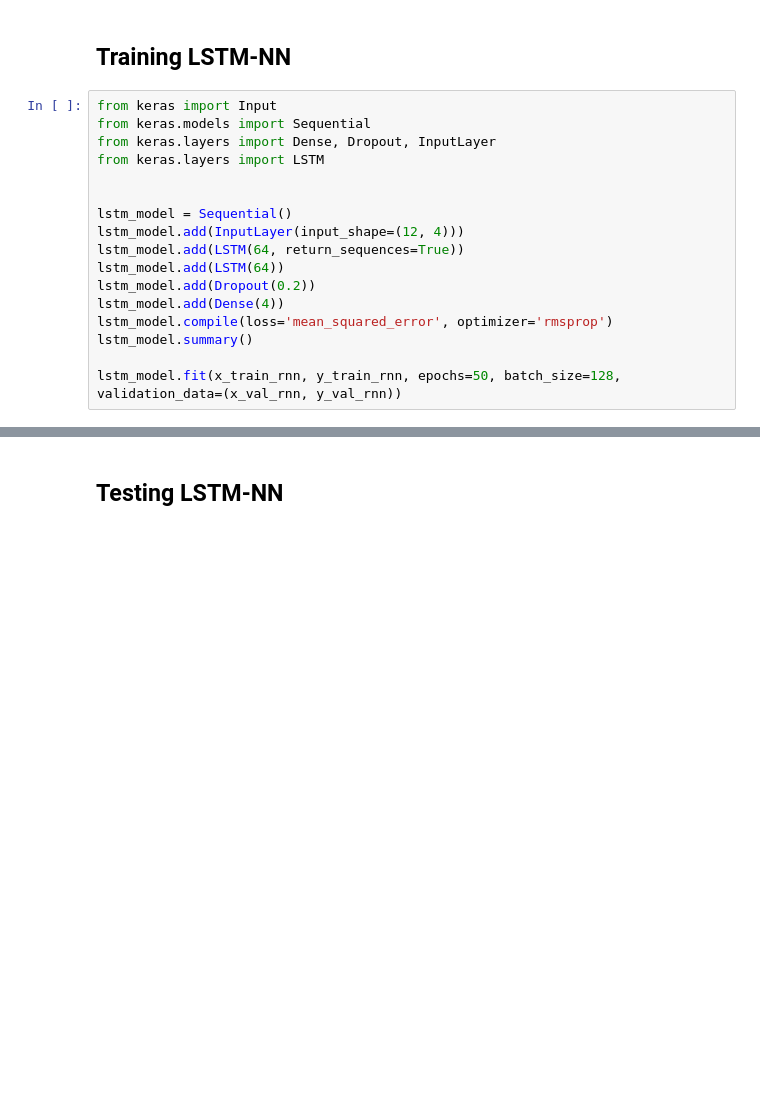
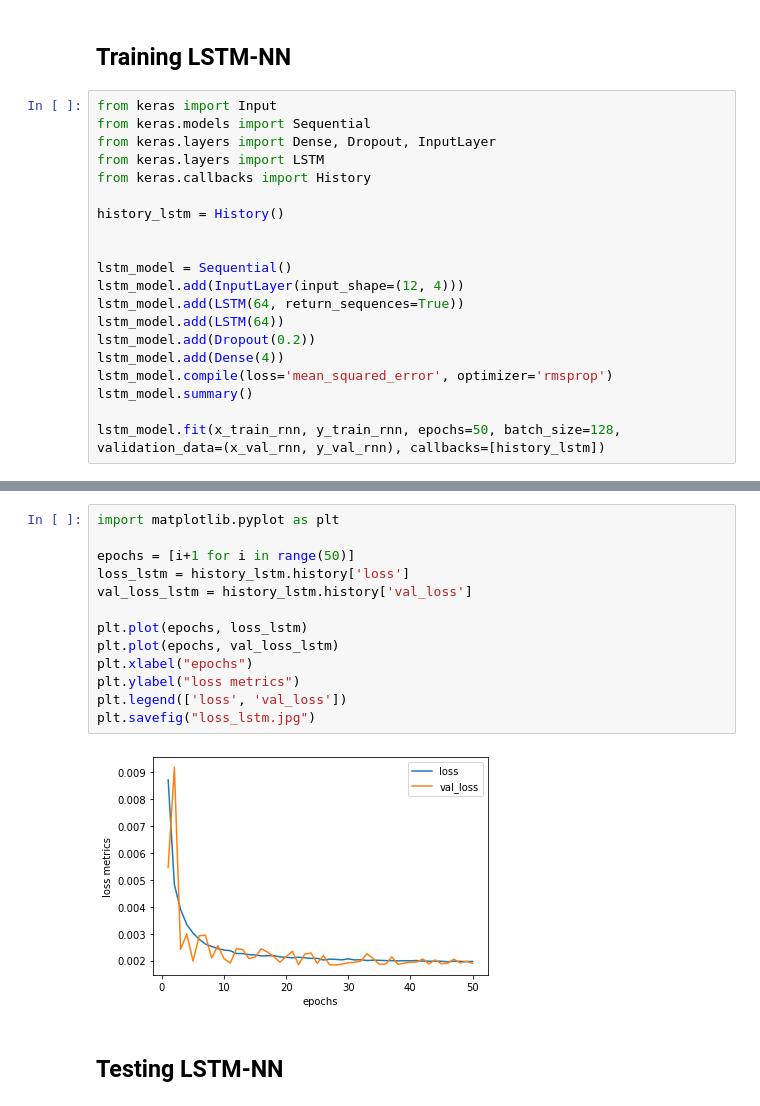
Before and after one commit to PaoloMorey/PFC-Proyecto1, a Jupyter notebook: main.ipynb, the cells around one changed output, grey strips where cells are left out. Cells and saved outputs as stored; diff of their text form; blank space fills up the shorter version.

Commit message:
plots

```diff
--- a/main.ipynb
+++ b/main.ipynb
@@ -50,6 +50,9 @@ from keras import Input
 from keras.models import Sequential
 from keras.layers import Dense, Dropout, InputLayer
 from keras.layers import LSTM
+from keras.callbacks import History
+
+history_lstm = History()
 
 
 lstm_model = Sequential()
@@ -61,7 +64,7 @@ lstm_model.add(Dense(4))
 lstm_model.compile(loss='mean_squared_error', optimizer='rmsprop')
 lstm_model.summary()
 
-lstm_model.fit(x_train_rnn, y_train_rnn, epochs=50, batch_size=128, validation_data=(x_val_rnn, y_val_rnn))
+lstm_model.fit(x_train_rnn, y_train_rnn, epochs=50, batch_size=128, validation_data=(x_val_rnn, y_val_rnn), callbacks=[history_lstm])
 # %% [output]
 Model: "sequential_2"
 _________________________________________________________________
@@ -84,3 +86,18 @@ Epoch 50/50
+# %%
+import matplotlib.pyplot as plt
+
+epochs = [i+1 for i in range(50)]
+loss_lstm = history_lstm.history['loss']
+val_loss_lstm = history_lstm.history['val_loss']
+
+plt.plot(epochs, loss_lstm)
+plt.plot(epochs, val_loss_lstm)
+plt.xlabel("epochs")
+plt.ylabel("loss metrics")
+plt.legend(['loss', 'val_loss'])
+plt.savefig("loss_lstm.jpg")
+# %% [output]
+[figure, added]
 # %% [markdown]
 ## Testing LSTM-NN
 # %%
```
Also changed, not shown: parts of 3 cells of this notebook, 2 other files.
